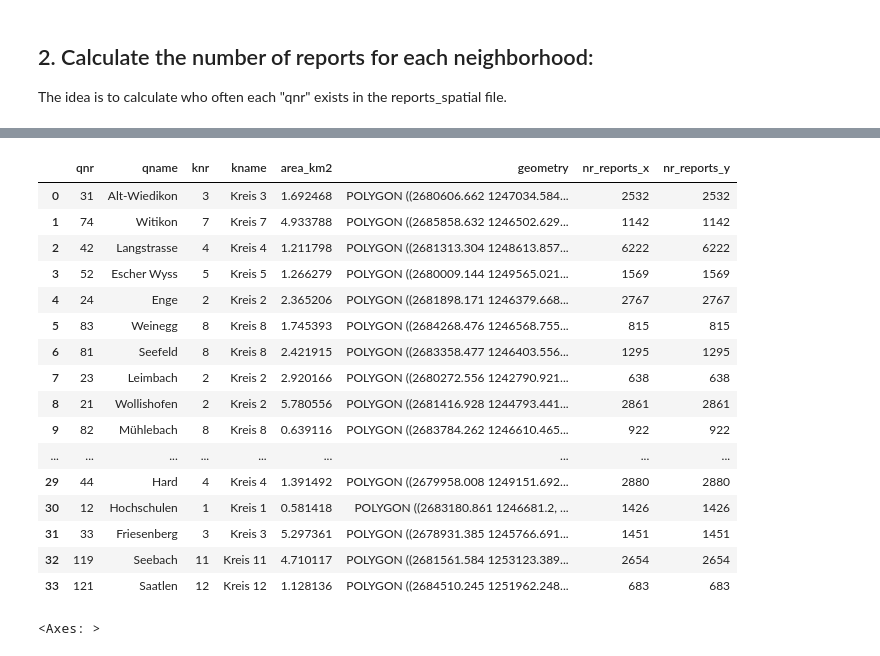
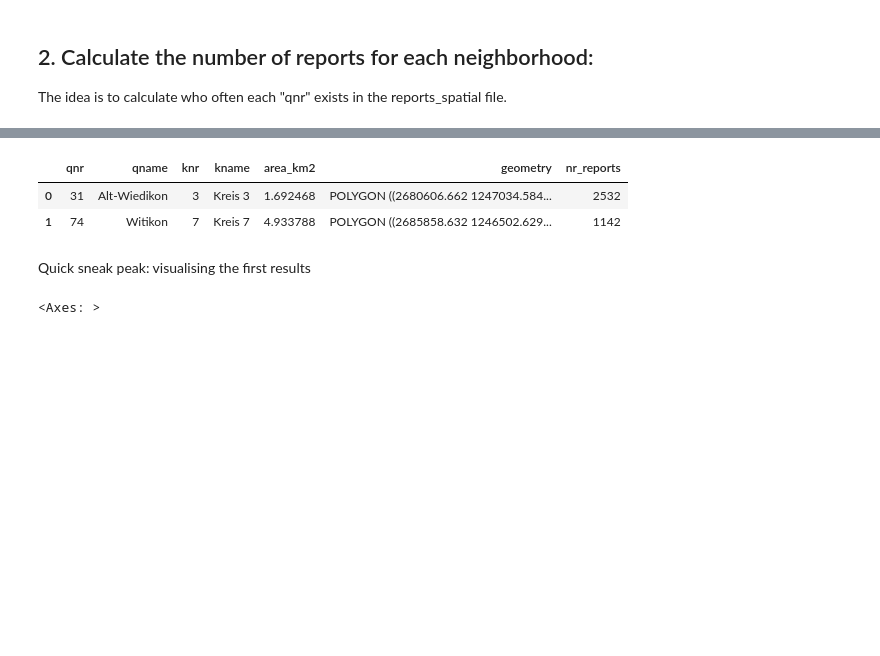
Before and after one commit to mj1905/sds210_project_Matthias_Jost, a Jupyter notebook: notebooks/Q1_area_dependency.ipynb, the cells around one changed output, grey strips where cells are left out. Saved outputs shown, nothing was run; the diff lists cells and outputs as text; code cells hidden in the pictures; blank space fills up the shorter version.

```diff
--- a/notebooks/Q1_area_dependency.ipynb
+++ b/notebooks/Q1_area_dependency.ipynb
@@ -33,3 +28,6 @@ quartiere=import_file("quartiere_processed")
+# %%
+reports_spatial=import_preprocessed_data("reports_quartiere_sjoin.gpkg")
+quartiere=import_preprocessed_data("quartiere_processed.gpkg")
 # %% [markdown]
 Check wheter the import worked:
 # %%
@@ -76,30 +60,18 @@ display(n_reports)
 # %%
 # now merge it to the quartiere dataset:
 quartiere=quartiere.merge(
     n_reports,
     on="qname",
     how="left")
 
 #quartiere=quartiere["nr_reports"]
-display(quartiere.head(40))
+display(quartiere.head(2))
 # %% [output]
-|  | qnr | qname | knr | kname | area_km2 | geometry | nr_reports_x | nr_reports_y |
-| 0 | 31 | Alt-Wiedikon | 3 | Kreis 3 | 1.692468 | POLYGON ((2680606.662 1247034.584... | 2532 | 2532 |
-| 1 | 74 | Witikon | 7 | Kreis 7 | 4.933788 | POLYGON ((2685858.632 1246502.629... | 1142 | 1142 |
-| 2 | 42 | Langstrasse | 4 | Kreis 4 | 1.211798 | POLYGON ((2681313.304 1248613.857... | 6222 | 6222 |
-| 3 | 52 | Escher Wyss | 5 | Kreis 5 | 1.266279 | POLYGON ((2680009.144 1249565.021... | 1569 | 1569 |
-| 4 | 24 | Enge | 2 | Kreis 2 | 2.365206 | POLYGON ((2681898.171 1246379.668... | 2767 | 2767 |
-| 5 | 83 | Weinegg | 8 | Kreis 8 | 1.745393 | POLYGON ((2684268.476 1246568.755... | 815 | 815 |
-| 6 | 81 | Seefeld | 8 | Kreis 8 | 2.421915 | POLYGON ((2683358.477 1246403.556... | 1295 | 1295 |
-| 7 | 23 | Leimbach | 2 | Kreis 2 | 2.920166 | POLYGON ((2680272.556 1242790.921... | 638 | 638 |
-| 8 | 21 | Wollishofen | 2 | Kreis 2 | 5.780556 | POLYGON ((2681416.928 1244793.441... | 2861 | 2861 |
-| 9 | 82 | Mühlebach | 8 | Kreis 8 | 0.639116 | POLYGON ((2683784.262 1246610.465... | 922 | 922 |
-| ... | ... | ... | ... | ... | ... | ... | ... | ... |
-| 29 | 44 | Hard | 4 | Kreis 4 | 1.391492 | POLYGON ((2679958.008 1249151.692... | 2880 | 2880 |
-| 30 | 12 | Hochschulen | 1 | Kreis 1 | 0.581418 | POLYGON ((2683180.861 1246681.2, ... | 1426 | 1426 |
-| 31 | 33 | Friesenberg | 3 | Kreis 3 | 5.297361 | POLYGON ((2678931.385 1245766.691... | 1451 | 1451 |
-| 32 | 119 | Seebach | 11 | Kreis 11 | 4.710117 | POLYGON ((2681561.584 1253123.389... | 2654 | 2654 |
-| 33 | 121 | Saatlen | 12 | Kreis 12 | 1.128136 | POLYGON ((2684510.245 1251962.248... | 683 | 683 |
+|  | qnr | qname | knr | kname | area_km2 | geometry | nr_reports |
+| 0 | 31 | Alt-Wiedikon | 3 | Kreis 3 | 1.692468 | POLYGON ((2680606.662 1247034.584... | 2532 |
+| 1 | 74 | Witikon | 7 | Kreis 7 | 4.933788 | POLYGON ((2685858.632 1246502.629... | 1142 |
+# %% [markdown]
+Quick sneak peak: visualising the first results
 # %%
 # quickly map this:
 fig, ax= plt.subplots()
```
Also changed, not shown: parts of 10 cells of this notebook, 2 other files.
